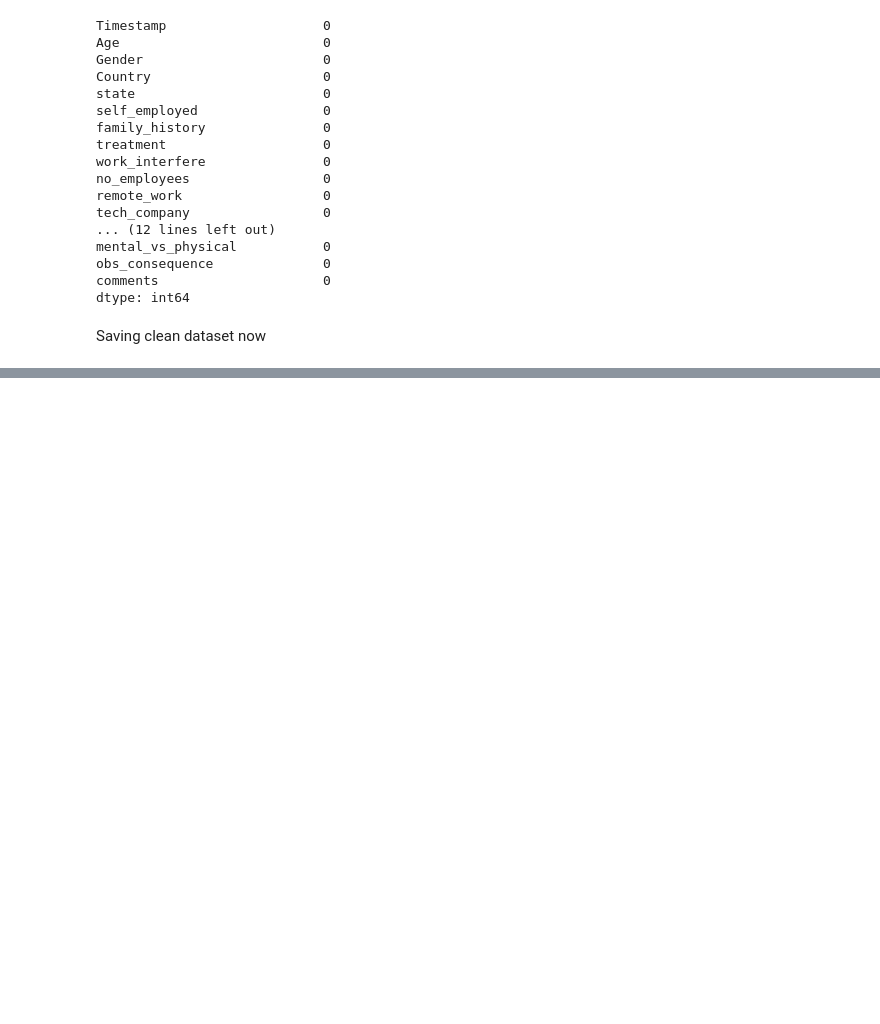
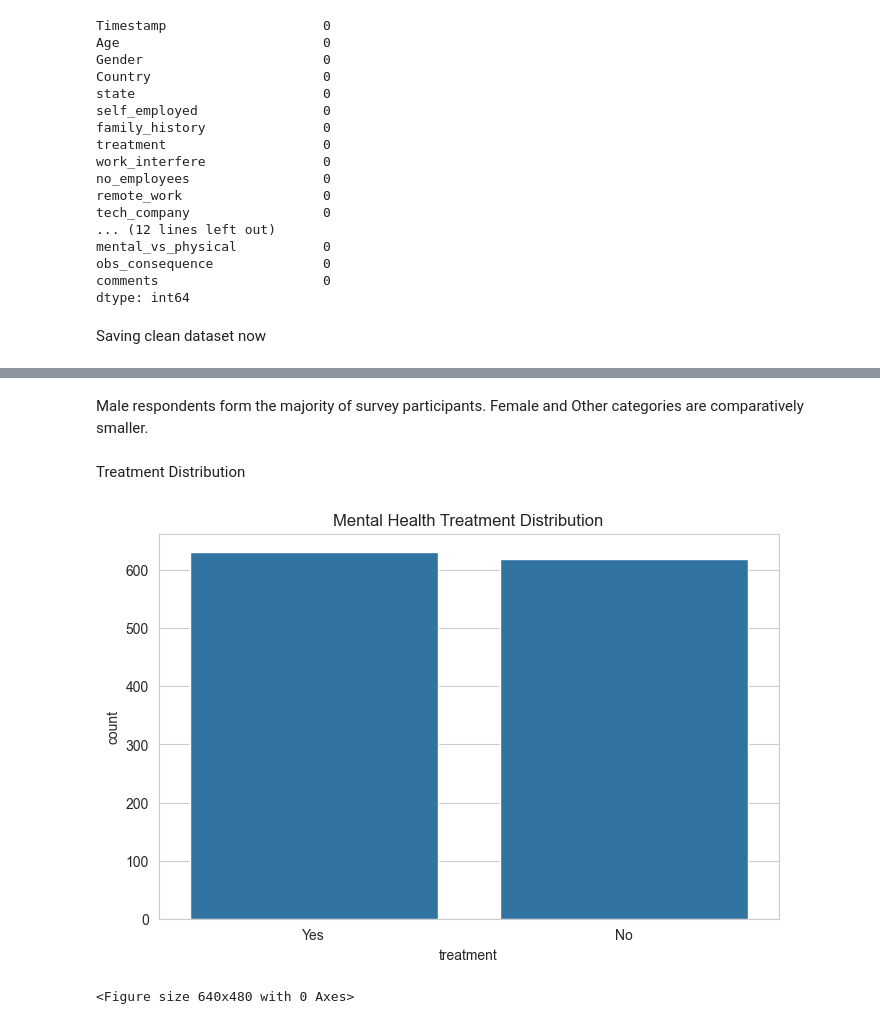
Before and after one commit to patelshivam109/Mental_Health_Sentiment_Analyzer, a Jupyter notebook: Notebooks/day1_eda.ipynb, the cells around one changed output, grey strips where cells are left out. Drawn from its saved outputs; the diff is of its cells as text; code cells hidden in the pictures; blank space fills up the shorter version.

```diff
--- a/Notebooks/day1_eda.ipynb
+++ b/Notebooks/day1_eda.ipynb
@@ -261,0 +305,17 @@ df.to_csv("../data/cleaned_survey.csv", index=False)
+# %% [markdown]
+Male respondents form the majority of survey participants.
+Female and Other categories are comparatively smaller.
+# %% [markdown]
+Treatment Distribution
+# %%
+plt.figure(figsize=(8,5))
+
+sns.countplot(x="treatment", data=df)
+
+plt.title("Mental Health Treatment Distribution")
+
+plt.show()
+plt.savefig("../visuals/treatment_distribution.png")
+# %% [output]
+[figure, added]
+<Figure size 640x480 with 0 Axes>
```
Also changed, not shown: parts of 18 cells of this notebook, 6 other files.
